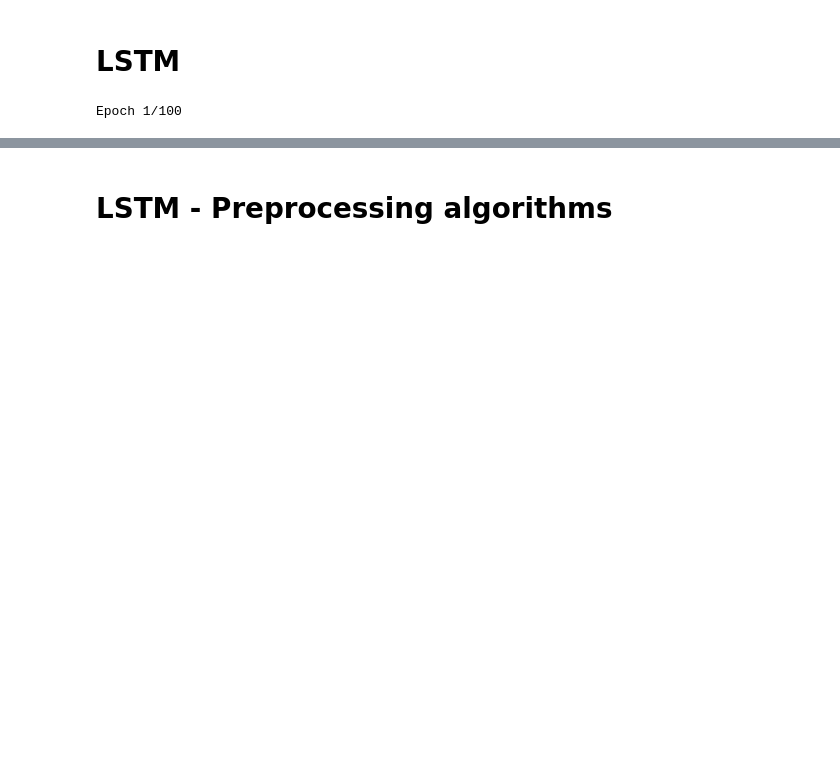
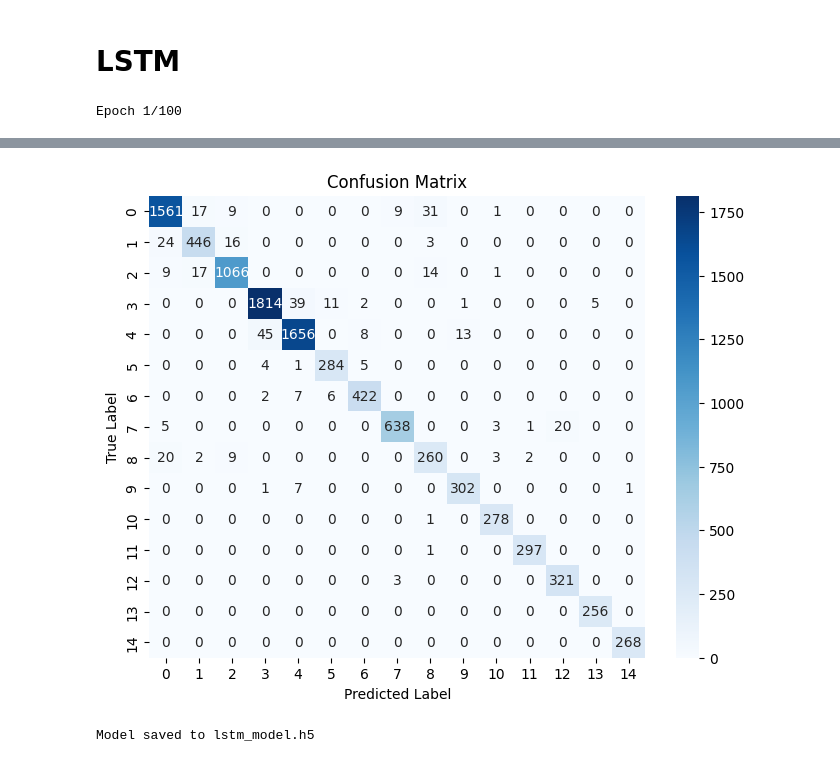
Before and after one commit to kaushikar11/RAI-HER, a Jupyter notebook: notebooks/LSTM-Highest.ipynb, the cells around one changed output, grey strips where cells are left out. Drawn from its saved outputs; the diff is of its cells as text; code cells hidden in the pictures; blank space fills up the shorter version.

Commit message:
updated lstm

```diff
--- a/notebooks/LSTM-Highest.ipynb
+++ b/notebooks/LSTM-Highest.ipynb
@@ -1221,17 +550,17 @@ Epoch 7/100
 # %% [markdown]
 # LSTM
 # %%
-reduce_lr = ReduceLROnPlateau(monitor='val_loss', factor=0.5, patience=5, min_lr=1e-6, verbose=1)
+reduce_lr = ReduceLROnPlateau(monitor='val_loss', factor=0.5, patience=5, min_lr=1e-6, verbose=0)
 
 def build_lstm_model(input_shape, num_classes):
     model = Sequential()
 
     # Single LSTM Layer with 128 units
-    model.add(LSTM(128, input_shape=input_shape))
+    model.add(LSTM(256, input_shape=input_shape))
     model.add(Dropout(0.2))
 
     # Fully connected layers
-    model.add(Dense(64, activation='relu'))
+    model.add(Dense(128, activation='relu'))
     model.add(BatchNormalization())
     model.add(Dropout(0.2))
 
@@ -1248,7 +577,7 @@ X = df.drop(columns=['Emotion'])
 y = df['Emotion']
 
 # Splitting Data
-X_train, X_temp, y_train, y_temp = train_test_split(X, y, test_size=0.3, random_state=42)
+X_train, X_temp, y_train, y_temp = train_test_split(X, y, test_size=0.2, random_state=42)
 X_val, X_test, y_val, y_test = train_test_split(X_temp, y_temp, test_size=0.5, random_state=42)
 
 input_shape = (X_train.shape[1], 1)
@@ -1300,22 +629,8 @@ plt.ylabel('True Label')
 plt.title('Confusion Matrix')
 plt.show()
 
-# --- ROC CURVE FOR MULTI-CLASS TEST DATA ---
-n_classes = len(np.unique(y_test))
-y_test_bin = label_binarize(y_test, classes=np.unique(y_test))
-
-plt.figure(figsize=(8, 6))
-for i in range(n_classes):
-    fpr, tpr, _ = roc_curve(y_test_bin[:, i], predictions[:, i])
-    roc_auc = auc(fpr, tpr)
-    plt.plot(fpr, tpr, lw=2, label=f'Class {i} (AUC = {roc_auc:.2f})')
-
-plt.plot([0, 1], [0, 1], color='gray', linestyle='--')
-plt.xlabel('False Positive Rate')
-plt.ylabel('True Positive Rate')
-plt.title('Multi-Class ROC Curve for Test Data')
-plt.legend(loc='lower right')
-plt.grid(True)
-plt.show()
+model_filename = 'lstm_model.h5'
+lstm_model.save(model_filename)
+print(f"Model saved to {model_filename}")
 # %% [output]
 Epoch 1/100
@@ -1339,2 +654,2 @@ weighted avg       0.96      0.96      0.96     15372
+[figure, added]
+Model saved to lstm_model.h5
-# %% [markdown]
-# LSTM - Preprocessing algorithms
```
Also changed, not shown: parts of 30 cells of this notebook, 5 other files.
